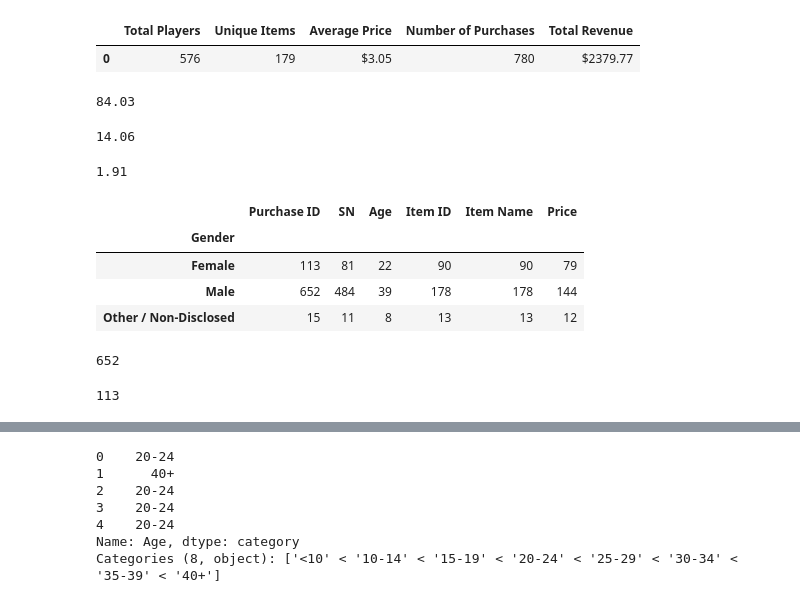
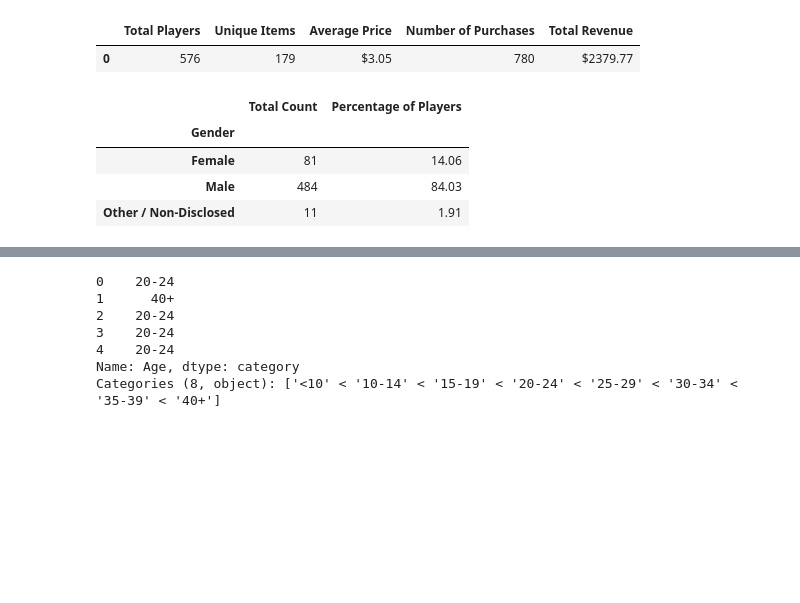
Before and after one commit to Barlow0471/pandas-challenge, a Jupyter notebook: HeroesOfPymoli/Main.ipynb, the cells around one changed output, grey strips where cells are left out. Drawn from its saved outputs; the diff is of its cells as text; code cells hidden in the pictures; blank space fills up the shorter version.

```diff
--- a/HeroesOfPymoli/Main.ipynb
+++ b/HeroesOfPymoli/Main.ipynb
@@ -51,66 +51,18 @@ summary_table_df
 |  | Total Players | Unique Items | Average Price | Number of Purchases | Total Revenue |
 | 0 | 576 | 179 | $3.05 | 780 | $2379.77 |
 # %%
-# Determining total number of male players
-male_df = purchase_data_df.loc[purchase_data_df["Gender"] == "Male", :]
-male_players = male_df["SN"].nunique()
-
-# Determining percentage of male players
-total_players = purchase_data_df["SN"].nunique()
-percent_male = (male_players / total_players) * 100
-round(percent_male, 2)
+# Create GroupBy dataframe based on Age Group
+gender_group_df = purchase_data_df.groupby("Gender")
+# Find how numbers for Age Group
+total_count = gender_group_df['SN'].nunique()
+# Determine age percentages
+gender_percentage = (total_count/total_players) * 100
+# Create new Age Demographics dataframe
+gender_demographics_df = pd.DataFrame({"Total Count": total_count, "Percentage of Players": round(gender_percentage,2)})
+gender_demographics_df
 # %% [output]
-84.03
+|  | Total Count | Percentage of Players |
+| Gender |  |  |
+| Female | 81 | 14.06 |
+| Male | 484 | 84.03 |
+| Other / Non-Disclosed | 11 | 1.91 |
-# %%
-# Determining total number of female players
-female_df = purchase_data_df.loc[purchase_data_df["Gender"] == "Female", :]
-female_players = female_df["SN"].nunique()
-
-# Determining percentage of female players
-total_players = purchase_data_df["SN"].nunique()
-percent_female = (female_players / total_players) * 100
-round(percent_female, 2)
-# %% [output]
-14.06
-# %%
-# Determine Count of Other / Non-Disclosed
-other_players = total_players - (female_players + male_players)
-other_players
-
-# Determine percentage of Other / Non-Disclosed
-percent_other = (other_players / total_players * 100)
-round(percent_other, 2)
-# %% [output]
-1.91
-# %%
-# # Add summary data frame
-gender_summary_table = purchase_data_df.groupby(["Gender"])
-gender_summary_table_actual = gender_summary_table.nunique()
-gender_summary_table_actual.head()
-#                        "Percentage of Players", [percent_male]}
-#                  "Unique Items": [unique_items],
-#                  "Average Price": [f"${round(average_price, 2)}"],
-#                  "Number of Purchases": [number_of_purchases],
-#                  "Total Revenue": [f"${float(total_revenue)}"]}
-# gender_summary_table_df = pd.DataFrame(gender_summary_table)
-# gender_summary_table_df.index = ["Male", "Female", "Other / Non-Disclosed"]
-# %% [output]
-|  | Purchase ID | SN | Age | Item ID | Item Name | Price |
-| Gender |  |  |  |  |  |  |
-| Female | 113 | 81 | 22 | 90 | 90 | 79 |
-| Male | 652 | 484 | 39 | 178 | 178 | 144 |
-| Other / Non-Disclosed | 15 | 11 | 8 | 13 | 13 | 12 |
-# %%
-# Determine total purchases for Males
-male_sales = purchase_data_df.loc[purchase_data_df["Gender"] == "Male", :]
-male_sales = len(male_sales)
-male_sales
-# %% [output]
-652
-# %%
-# Determine total purchases for Females
-female_sales = purchase_data_df.loc[purchase_data_df["Gender"] == "Female", :]
-female_sales = len(female_sales)
-female_sales
-# %% [output]
-113
```
Also changed, not shown: parts of 7 cells of this notebook.
